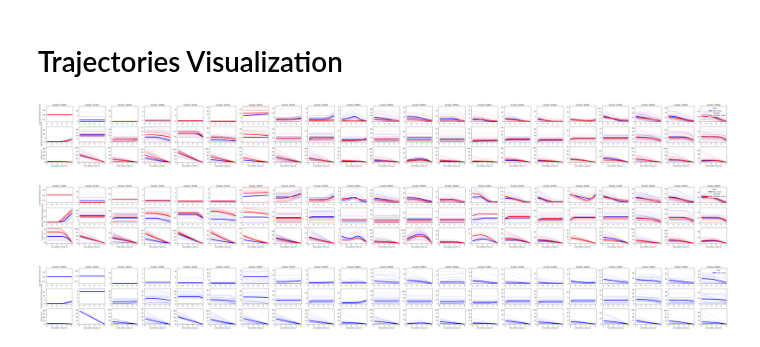
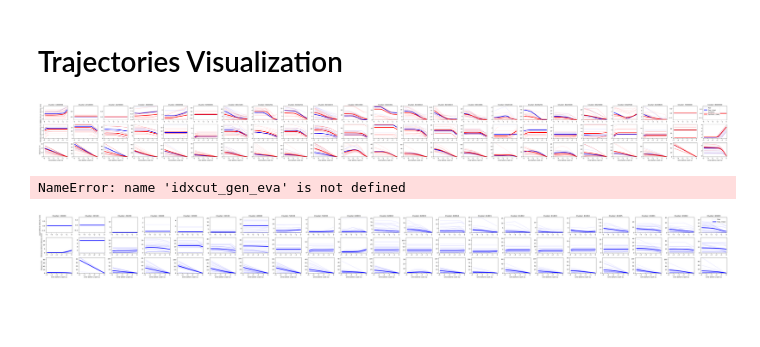
Before and after one commit to ShawnZhaoMX/RearEndCrashGeneration, a Jupyter notebook: Evaluation.ipynb, the cells around one changed output. Saved outputs shown, nothing was run; the diff lists cells and outputs as text; code cells hidden in the pictures; blank space fills up the shorter version.

Commit message:
update script for small quantity training and generation

```diff
--- a/Evaluation.ipynb
+++ b/Evaluation.ipynb
@@ -18,7 +18,8 @@ path_raw = 'Synthetic_crash_scenarios.csv'
 # path_raw = '/content/drive/MyDrive/Colab Notebooks/Thesis Crash Generation/New dataset/Synthetic_crash_scenarios.csv'
 # path_gen = 'Synthetic_Crash_50.csv'
 # path_gen = 'Synthetic_Crash_dtw_50_postprocessed.csv'
-path_gen = 'Synthetic_Crash_dtw_02_postprocessed.csv'
+# path_gen = 'Synthetic_Crash_dtw_02_postprocessed.csv'
+path_gen = "Synthetic_Crash_dtw_02_80_postprocessed.csv"
 
 # Read the CSV file into a DataFrame
 df_raw = pd.read_csv(path_raw)
@@ -56,48 +77,55 @@ Weight_raw = copy.deepcopy(Weight)
 # %%
 from utils_cluster import genNormalizedX
 
-ID_eva = copy.deepcopy(ID_test)
+# ID_eva = copy.deepcopy(ID_test)
+ID_eva = copy.deepcopy(ID_train)
 # ID_eva = np.arange(1,5001)
 
-V_l_gen_eva = extract_data_from_dfgen(df_gen,para = 'v_l',split_type = 'test')
-V_f_gen_eva = extract_data_from_dfgen(df_gen,para = 'v_f',split_type = 'test')
-D_gen_eva = extract_data_from_dfgen(df_gen,para = 'd',split_type = 'test')
-Weight_gen_eva = extract_data_from_dfgen(df_gen,para = 'weight',split_type = 'test')
-ReWeight_gen_eva = extract_data_from_dfgen(df_gen,para = 'reweight',split_type = 'test')
-y_gen_eva = extract_data_from_dfgen(df_gen,para = 'label',split_type = 'test')
-idxcut_gen_eva = extract_data_from_dfgen(df_gen,para = 'qualify',split_type = 'test')
+split_type = 'train'
+V_l_gen_eva = extract_data_from_dfgen(df_gen,para = 'v_l',split_type = split_type)
+V_f_gen_eva = extract_data_from_dfgen(df_gen,para = 'v_f',split_type = split_type)
+D_gen_eva = extract_data_from_dfgen(df_gen,para = 'd',split_type = split_type)
+Weight_gen_eva = extract_data_from_dfgen(df_gen,para = 'weight',split_type = split_type)
+# ReWeight_gen_eva = extract_data_from_dfgen(df_gen,para = 'reweight',split_type = split_type)
+y_gen_eva = extract_data_from_dfgen(df_gen,para = 'label',split_type = split_type)
+# idxcut_gen_eva = extract_data_from_dfgen(df_gen,para = 'qualify',split_type = split_type)
 
-X_raw_eva = genNormalizedX(V_l_raw[ID_eva-1],V_f_raw[ID_eva-1],D_raw[ID_eva-1])
+# X_raw_eva = genNormalizedX(V_l_raw[ID_eva-1],V_f_raw[ID_eva-1],D_raw[ID_eva-1])
+X_raw_eva = genNormalizedX(V_l_raw,V_f_raw,D_raw)
 X_gen_eva = genNormalizedX(V_l_gen_eva,V_f_gen_eva,D_gen_eva)
 
 # X_gen_eva = X_gen_eva[:int(X_gen_eva.shape[0]/15*3)]
 # Weight_gen_eva = Weight_gen_eva[:int(Weight_gen_eva.shape[0]/15*3)]
 # %%
-# y_gen_eva = np.load(".\\utils_data\\hc_fddtw_y_50.npy")
-# y_gen_eva_filter = y_gen_eva[1]
-# y_gen_eva = y_gen_eva[0]
-y_raw = np.load('.\\utils_data\\hc_fd_y.npy')
-y_raw_eva = y_raw[ID_eva-1]
+# # y_gen_eva = np.load(".\\utils_data\\hc_fddtw_y_50.npy")
+# # y_gen_eva_filter = y_gen_eva[1]
+# # y_gen_eva = y_gen_eva[0]
+# y_raw = np.load('.\\utils_data\\hc_fd_y.npy')
+# y_raw_eva = y_raw[ID_eva-1]
+
+y_raw_eva = np.copy(y_train)
 # %%
 trajInspection(
     X_raw_eva,X_gen_eva,
     y_raw_eva,y_gen_eva,
-    Weight_raw[ID_eva-1],Weight_gen_eva,
+    # Weight_raw[ID_eva-1],Weight_gen_eva,
+    Weight_raw,Weight_gen_eva,
     traj_number = 25,
     line_transparency = 1,
 )
 # %% [output]
-[figure, old version]
+[figure, new version]
 # %%
 trajInspection(
     X_raw_eva,X_gen_eva[idxcut_gen_eva],
     y_raw_eva,y_gen_eva[idxcut_gen_eva],
-    Weight_raw[ID_eva-1],ReWeight_gen_eva[idxcut_gen_eva],
+    # Weight_raw[ID_eva-1],ReWeight_gen_eva[idxcut_gen_eva],
+    Weight_raw,ReWeight_gen_eva[idxcut_gen_eva],
     traj_number = 25,
     line_transparency = 1,
 )
 # %% [output]
-[figure, removed]
+NameError: name 'idxcut_gen_eva' is not defined
 # %%
 from utils_plot import clsInspection
 clsInspection(
```
Also changed, not shown: parts of 4 cells of this notebook, 2 other files.
